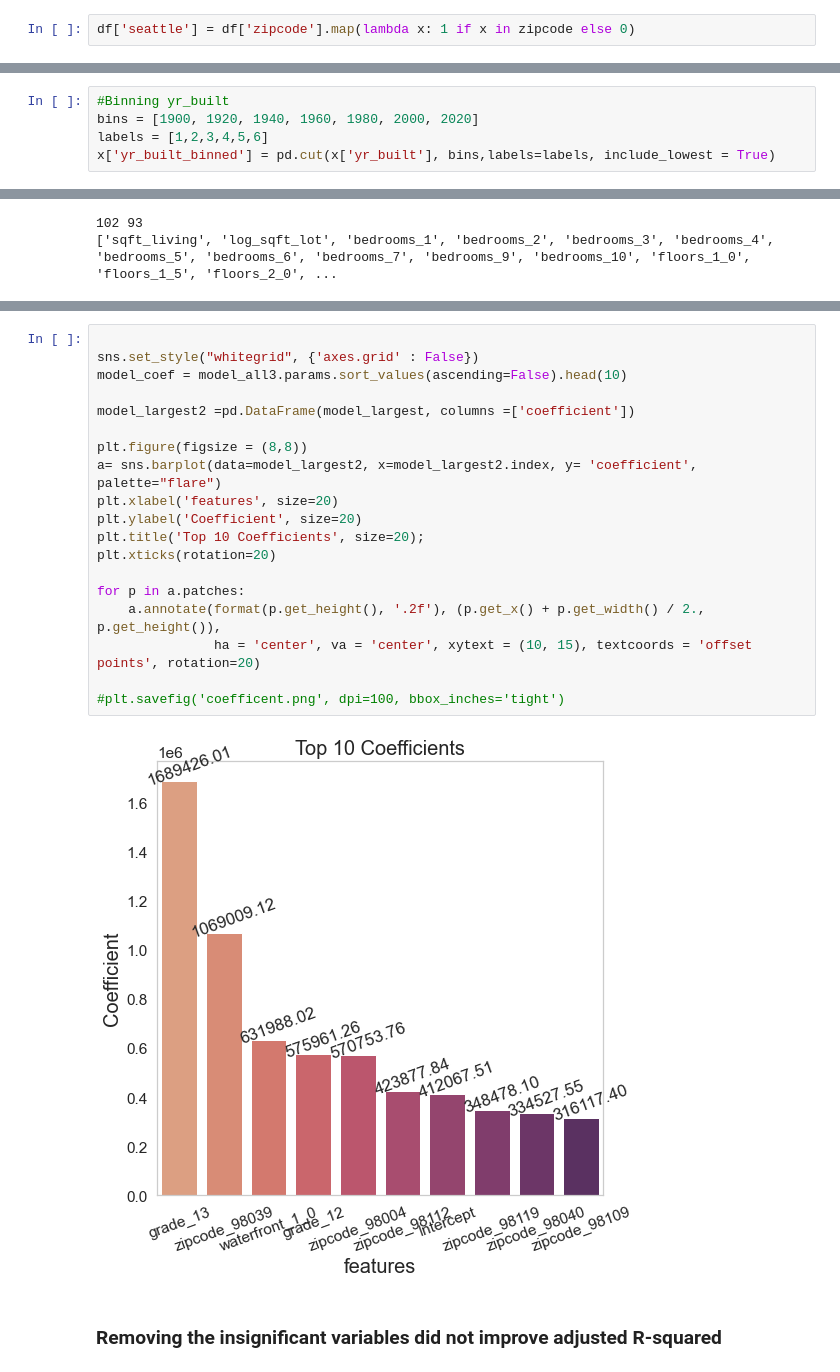
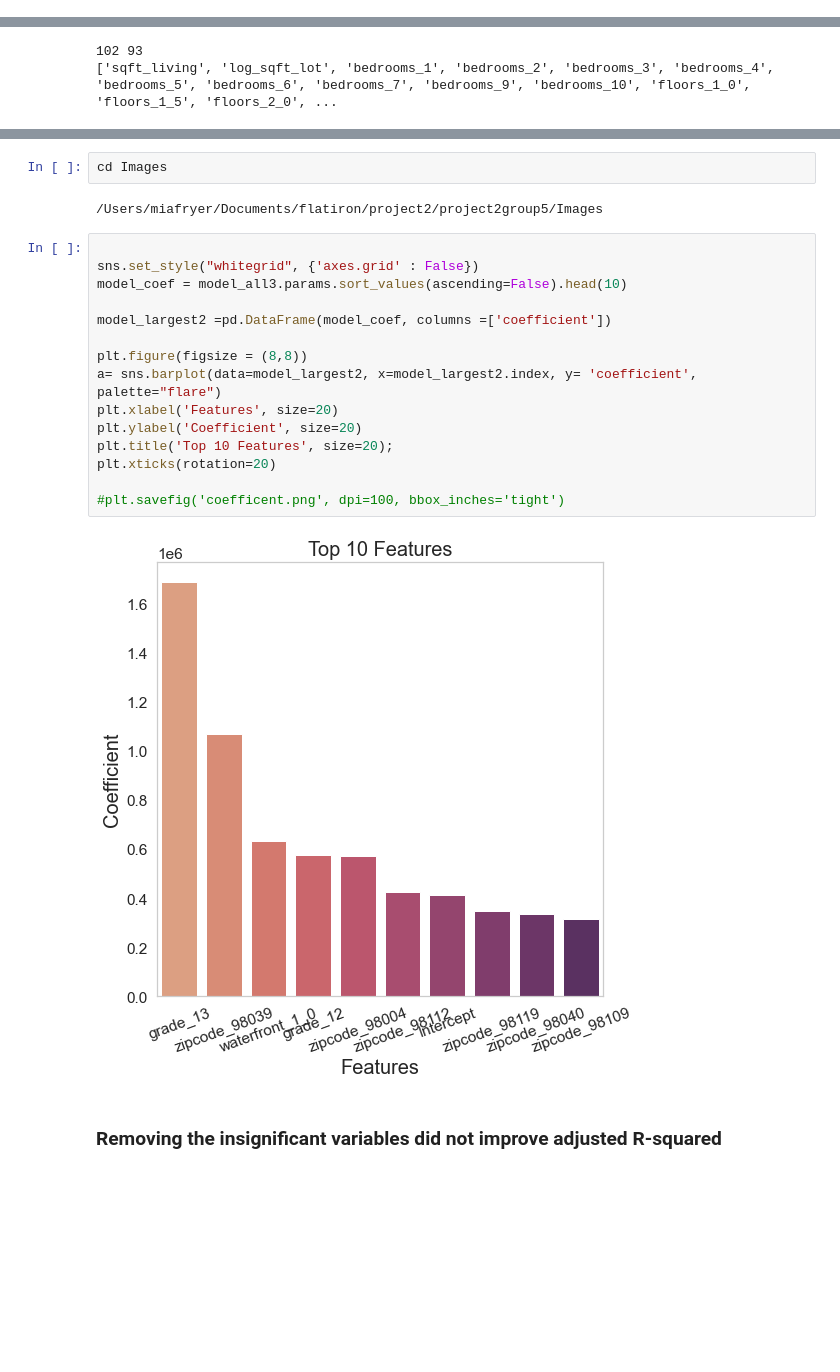
Before and after one commit to miazfryer/King_County_Regression, a Jupyter notebook: realestate_regression_model.ipynb, the cells around one changed output, grey strips where cells are left out. Cells and saved outputs as stored; diff of their text form; blank space fills up the shorter version.

```diff
--- a/realestate_regression_model.ipynb
+++ b/realestate_regression_model.ipynb
@@ -383,2 +385,0 @@ zipcode = [98101,98102,98103,98104,98105,98106,98107,98108,98109,98111,98112,981
-# %%
-df['seattle'] = df['zipcode'].map(lambda x: 1 if x in zipcode else 0)
@@ -391,8 +386,3 @@ Name: seattle, dtype: int64
 # %%
 x=df.drop('price', axis=1).copy()
 y=df['price']
-# %%
-#Binning yr_built
-bins = [1900, 1920, 1940, 1960, 1980, 2000, 2020]
-labels = [1,2,3,4,5,6]
-x['yr_built_binned'] = pd.cut(x['yr_built'], bins,labels=labels, include_lowest = True)
@@ -921,27 +898,27 @@ Notes:
 [1] Standard Errors assume that the covariance matrix of the errors is correctly specified.
 [2] The smallest eigenvalue is 8.94e-29. This might indicate that there are
 strong multicollinearity problems or that the design matrix is singular.
+# %%
+cd Images
+# %% [output]
+/Users/miafryer/Documents/flatiron/project2/project2group5/Images
 # %%
 
 sns.set_style("whitegrid", {'axes.grid' : False})
 model_coef = model_all3.params.sort_values(ascending=False).head(10)
 
-model_largest2 =pd.DataFrame(model_largest, columns =['coefficient'])
+model_largest2 =pd.DataFrame(model_coef, columns =['coefficient'])
 
 plt.figure(figsize = (8,8))
 a= sns.barplot(data=model_largest2, x=model_largest2.index, y= 'coefficient', palette="flare")
-plt.xlabel('features', size=20)
+plt.xlabel('Features', size=20)
 plt.ylabel('Coefficient', size=20)
-plt.title('Top 10 Coefficients', size=20);
+plt.title('Top 10 Features', size=20);
 plt.xticks(rotation=20)
 
-for p in a.patches:
-    a.annotate(format(p.get_height(), '.2f'), (p.get_x() + p.get_width() / 2., p.get_height()),
-               ha = 'center', va = 'center', xytext = (10, 15), textcoords = 'offset points', rotation=20)
-
 #plt.savefig('coefficent.png', dpi=100, bbox_inches='tight')
 # %% [output]
-[figure, old version]
+[figure, new version]
 # %% [markdown]
 ### Removing the insignificant variables did not improve adjusted R-squared
 # %% [markdown]
```
Also changed, not shown: parts of 16 cells of this notebook, 4 other files.
